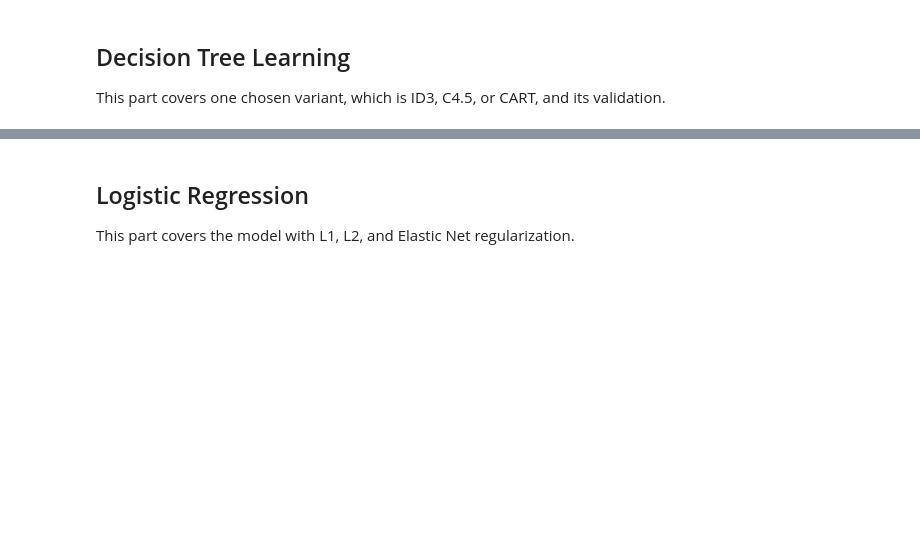
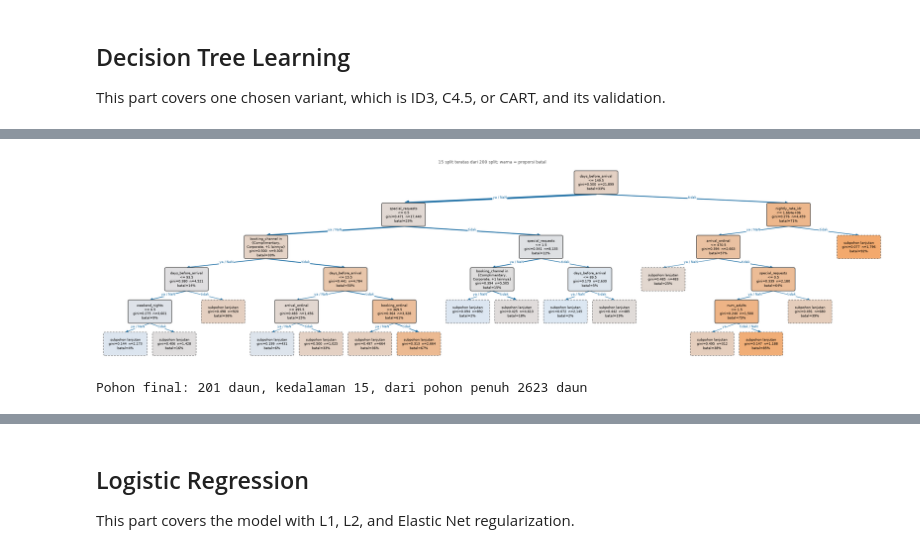
Before and after one commit to Alvacodee/IF3170_G13_brownbear, a Jupyter notebook: src/IF3170_G13_brownbear.ipynb, the cells around one changed output, grey strips where cells are left out. Drawn from its saved outputs; the diff is of its cells as text; code cells hidden in the pictures; blank space fills up the shorter version.

```diff
--- a/src/IF3170_G13_brownbear.ipynb
+++ b/src/IF3170_G13_brownbear.ipynb
@@ -771,0 +1059,10 @@ Pohon CART memilih percabangan yang menurunkan ketidakmurnian Gini. Fitur katego
+# %%
+DTL_TOP_N = 15
+ax = plot_decision_tree(dtl_final, top_n=DTL_TOP_N)
+ax.figure.savefig(CFG.OUTPUT_DIR / f'dtl_tree_top{DTL_TOP_N}.png', dpi=150, bbox_inches='tight')
+plt.show()
+print(f'Pohon final: {dtl_final.n_leaves_} daun, kedalaman {dtl_final.depth_}, '
+      f'dari pohon penuh {dtl_final.full_tree_n_leaves_} daun')
+# %% [output]
+[figure, added]
+Pohon final: 201 daun, kedalaman 15, dari pohon penuh 2623 daun
```
Also changed, not shown: parts of 30 cells of this notebook, 3 other files.
